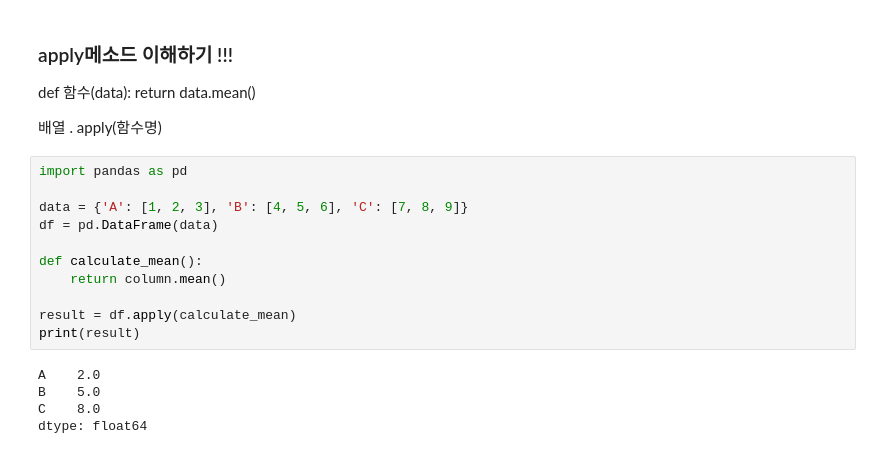
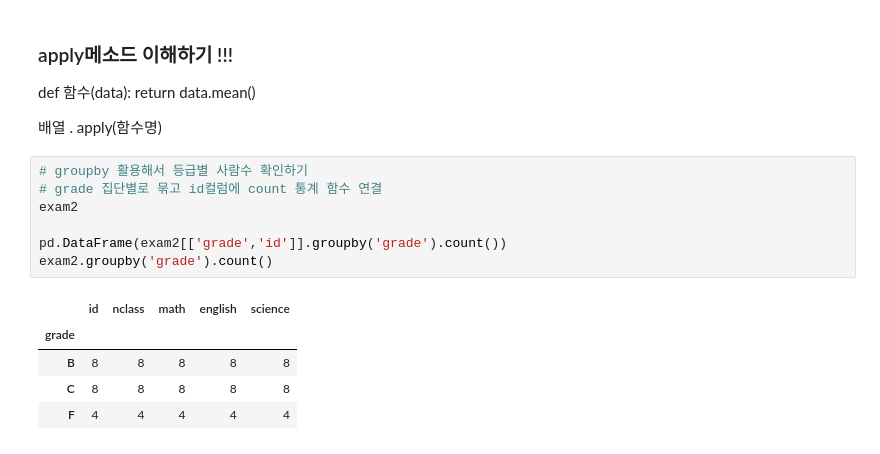
Before and after one commit to JangGunWook/python_study, a Jupyter notebook: Python Lib(데이터분석/ex04_pandas_다루기.ipynb, the cells around one changed output. Saved outputs shown, nothing was run; the diff lists cells and outputs as text.

```diff
--- a/Python Lib(데이터분석/ex04_pandas_다루기.ipynb
+++ b/Python Lib(데이터분석/ex04_pandas_다루기.ipynb
@@ -757,19 +772,16 @@ def 함수(data):
     return data.mean()
 
 배열 . apply(함수명)
-# %%
-import pandas as pd
-
-data = {'A': [1, 2, 3], 'B': [4, 5, 6], 'C': [7, 8, 9]}
-df = pd.DataFrame(data)
-
-def calculate_mean():
-    return column.mean()
-
-result = df.apply(calculate_mean)
-print(result)
-# %% [output]
-A    2.0
-B    5.0
-C    8.0
-dtype: float64
+# %%
+# groupby 활용해서 등급별 사람수 확인하기
+# grade 집단별로 묶고 id컬럼에 count 통계 함수 연결
+exam2
+
+pd.DataFrame(exam2[['grade','id']].groupby('grade').count())
+exam2.groupby('grade').count()
+# %% [output]
+|  | id | nclass | math | english | science |
+| grade |  |  |  |  |  |
+| B | 8 | 8 | 8 | 8 | 8 |
+| C | 8 | 8 | 8 | 8 | 8 |
+| F | 4 | 4 | 4 | 4 | 4 |
```
Also changed, not shown: parts of 26 cells of this notebook, 3 other files.
